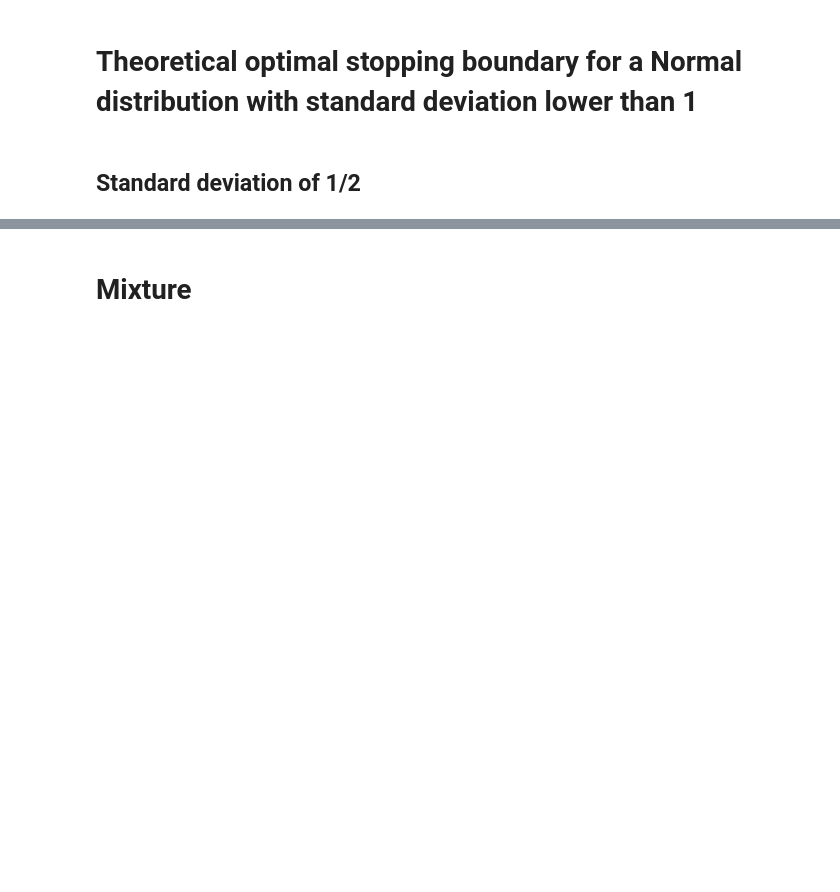
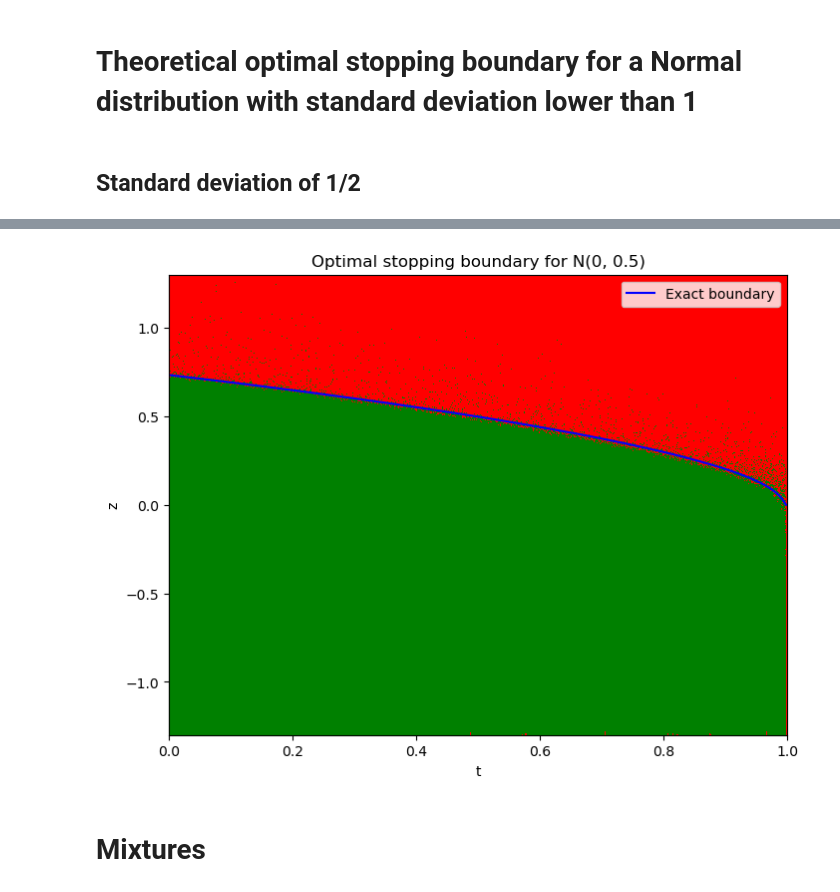
Before and after one commit to ManuelBal2201/Opt-stopp-BB-random-pinning-point, a Jupyter notebook: Checking_simulated_boundary.ipynb, the cells around one changed output, grey strips where cells are left out. Drawn from its saved outputs; the diff is of its cells as text; code cells hidden in the pictures; blank space fills up the shorter version.

```diff
--- a/Checking_simulated_boundary.ipynb
+++ b/Checking_simulated_boundary.ipynb
@@ -89,71 +47,21 @@ Temporal grid point: 500
 # %% [markdown]
 ## Standard deviation of 1/2
 # %%
+# Normal distribution setup
+mean = 0
+sigma = 1/2
+
 # Temporal mesh
 mesh = 1000
 t_mesh = np.linspace(0, 1, mesh)
 
-# Exact Brownian bridge boundary
-r = 0
-exact_boundary_BB = optimal_stopping_Brownian_bridge(t_mesh, r)
+# Boundary
+exact_boundary_Normal = optimal_stopping_Normal(mesh=t_mesh, m=mean, gamma=sigma, tol=1e-6)
+L = 10000
+np.random.seed(123)
+value_function_Normal, X_vals_Normal = optimal_stopping_montecarlo_3(mu="continuous", weights=np.array([1]), parameters=np.array([[mean], [sigma]]), N=mesh, a=-1.3, b=1.3, L=L, M=4000, alpha = 1.5)
 
-# Normal distribution setup
-mean = r
-sigma = 1/2
-L = 10000
 
-np.random.seed(123)
-value_function, X_vals = optimal_stopping_montecarlo_3(mu="continuous", weights=np.array([1]), parameters=np.array([[mean], [sigma]]), N=mesh, a=-1.3, b=1.3, L=L, M=3000)
-
-exact_boundary_Normal = optimal_stopping_Normal(mesh=t_mesh, m=mean, gamma=sigma, tol=1e-6)
-if mesh != L:
-    # Adjust meshgrid for different dimensions
-    T, X = np.meshgrid(t_mesh, np.linspace(np.min(X_vals), np.max(X_vals), L))
-
-    # Interpole value_function to adjust `t_mesh`
-    interp_func = interp1d(np.linspace(0, 1, mesh), value_function, axis=0, kind='linear', fill_value="extrapolate")
-    value_function_interp = interp_func(t_mesh)
-
-    # Adjust X_vals to match value_function_interp
-    X_grid = np.linspace(np.min(X_vals), np.max(X_vals), L)
-    comparison = value_function_interp <= np.tile(X_grid, (mesh, 1))
-
-    # Define colors
-    cmap = mcolors.ListedColormap(['green', 'red'])
-
-    # Visualization
-    plt.figure(figsize=(8, 6))
-    plt.plot(t_mesh, exact_boundary_BB, 'y-', label="Exact boundary for Brownian bridge")
-    plt.plot(t_mesh, exact_boundary_Normal, 'b-', label="Exact boundary for Normal")
-    plt.pcolormesh(T, X, comparison.T, cmap=cmap, shading='auto')
-    plt.xlabel("t")
-    plt.ylabel("z")
-    plt.title(f"Normal distribution (σ = {sigma})")
-    plt.legend()
-    plt.xlim(0, 1)
-    plt.ylim(np.min(X_vals), np.max(X_vals))
-    plt.savefig("Normal_MonteCarlo.png", dpi=300)
-    plt.show()
-
-else:
-    # Adjust meshgrid
-    T, X = np.meshgrid(t_mesh, X_vals)
-
-    # Define colors and mapping
-    comparison = value_function <= np.tile(X_vals, (len(t_mesh), 1)) # Boolean matrix
-    colors = np.where(comparison, 1, 0)  # 1 for True (red), 0 for False (green))
-    cmap = plt.cm.colors.ListedColormap(['green', 'red'])
-
-    # Visualization
-    plt.figure(figsize=(8, 6))
-    plt.plot(t_mesh, exact_boundary_BB, 'y-', label="Exact boundary for Brownian bridge")
-    plt.plot(t_mesh, exact_boundary_Normal, 'b-', label="Exact boundary for Normal")
-    plt.pcolormesh(T, X, comparison, cmap=cmap, shading='auto')
-    plt.xlabel("t")
-    plt.ylabel("z")
-    plt.title(f"Normal distribution (σ = {sigma})")
-    plt.legend()
-    plt.xlim(0, 1)
-    plt.ylim(np.min(X_vals), np.max(X_vals))
-    plt.savefig("Normal_MonteCarlo.png", dpi=300)
-    plt.show()
+# Plotting
+OSB_visualisation(N = mesh, value_function = value_function_Normal, X_vals = X_vals_Normal, title = fr"Optimal stopping boundary for N({mean}, {sigma})", name = "Normal_MonteCarlo.png", exact_boundary = exact_boundary_Normal)
+# %% [output]
@@ -160,2 +81,3 @@ else:
+[figure, added]
 # %% [markdown]
-# Mixture
+# Mixtures
```
Also changed, not shown: parts of 9 cells of this notebook, 11 other files.
